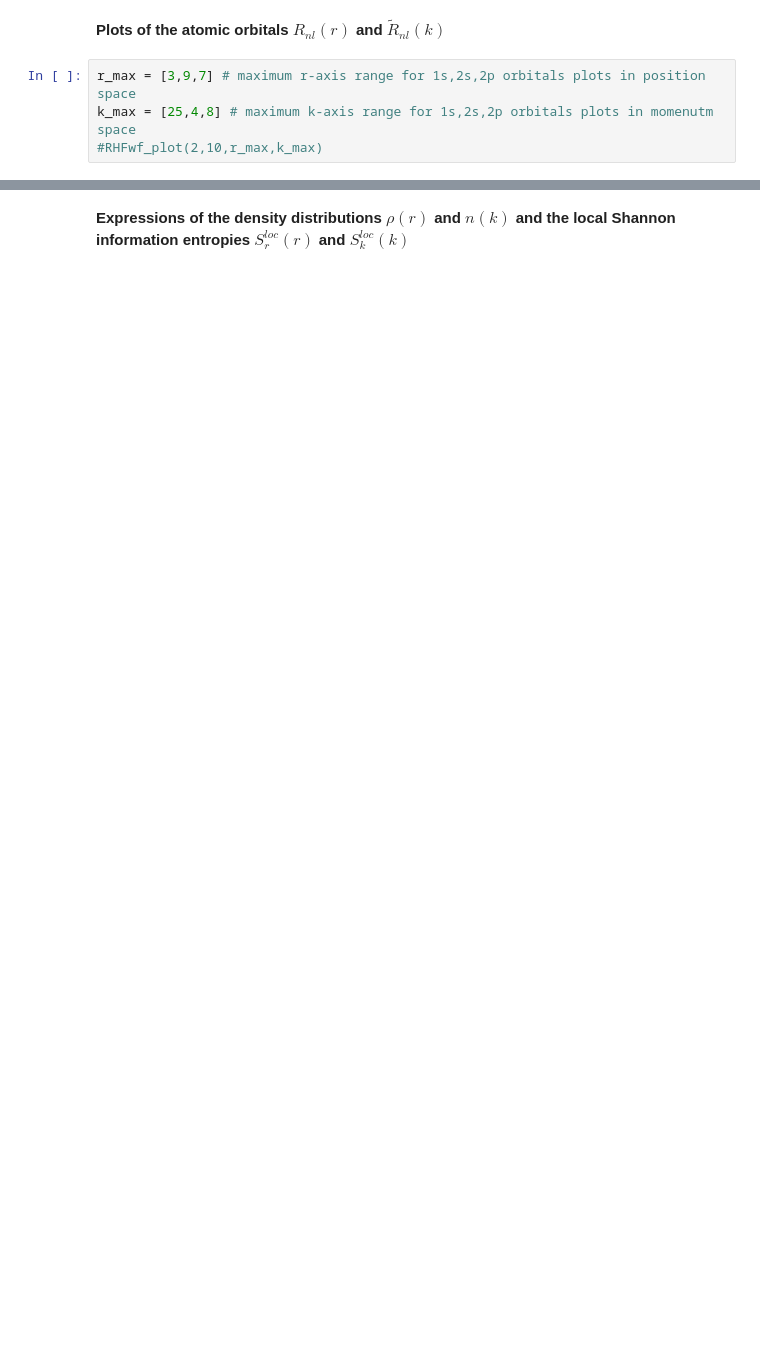
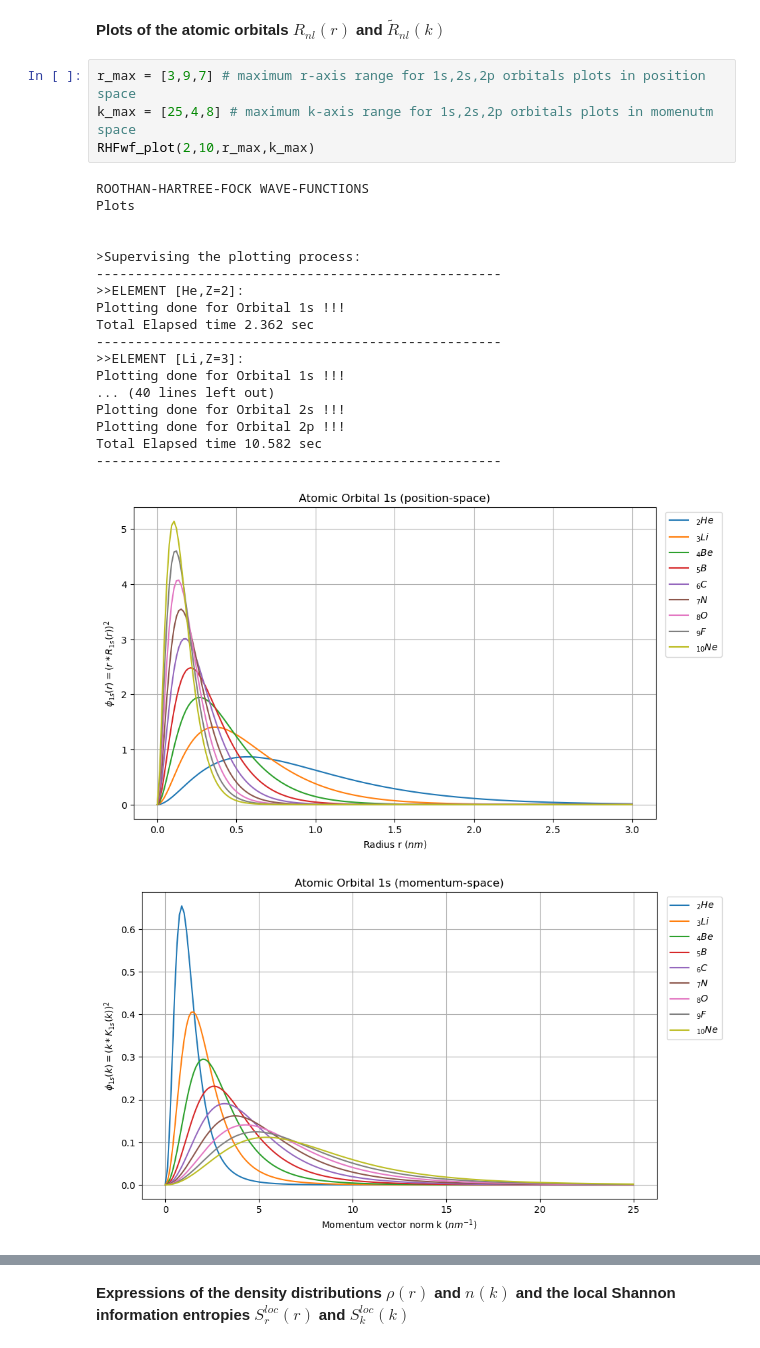
Before and after one commit to istergak/MSc-Computational-Physics-AUTH, a Jupyter notebook: Computational Quantum Physics/Final Project 1/FinalProject1_RHF.ipynb, the cells around one changed output, grey strips where cells are left out. Drawn from its saved outputs; the diff is of its cells as text; blank space fills up the shorter version.

```diff
--- a/Computational Quantum Physics/Final Project 1/FinalProject1_RHF.ipynb
+++ b/Computational Quantum Physics/Final Project 1/FinalProject1_RHF.ipynb
@@ -914,4 +955,24 @@ the old file will be overwritten by the new one.
 # %%
 r_max = [3,9,7] # maximum r-axis range for 1s,2s,2p orbitals plots in position space
 k_max = [25,4,8] # maximum k-axis range for 1s,2s,2p orbitals plots in momenutm space
-#RHFwf_plot(2,10,r_max,k_max)
+RHFwf_plot(2,10,r_max,k_max)
+# %% [output]
+ROOTHAN-HARTREE-FOCK WAVE-FUNCTIONS
+Plots
+
+
+>Supervising the plotting process:
+----------------------------------------------------
+>>ELEMENT [He,Z=2]:
+Plotting done for Orbital 1s !!!
+Total Elapsed time 2.362 sec
+----------------------------------------------------
+>>ELEMENT [Li,Z=3]:
+Plotting done for Orbital 1s !!!
+... (40 lines left out)
+Plotting done for Orbital 2s !!!
+Plotting done for Orbital 2p !!!
+Total Elapsed time 10.582 sec
+----------------------------------------------------
+[figure, added]
+[figure, added]
```
Also changed, not shown: parts of 8 cells of this notebook.
